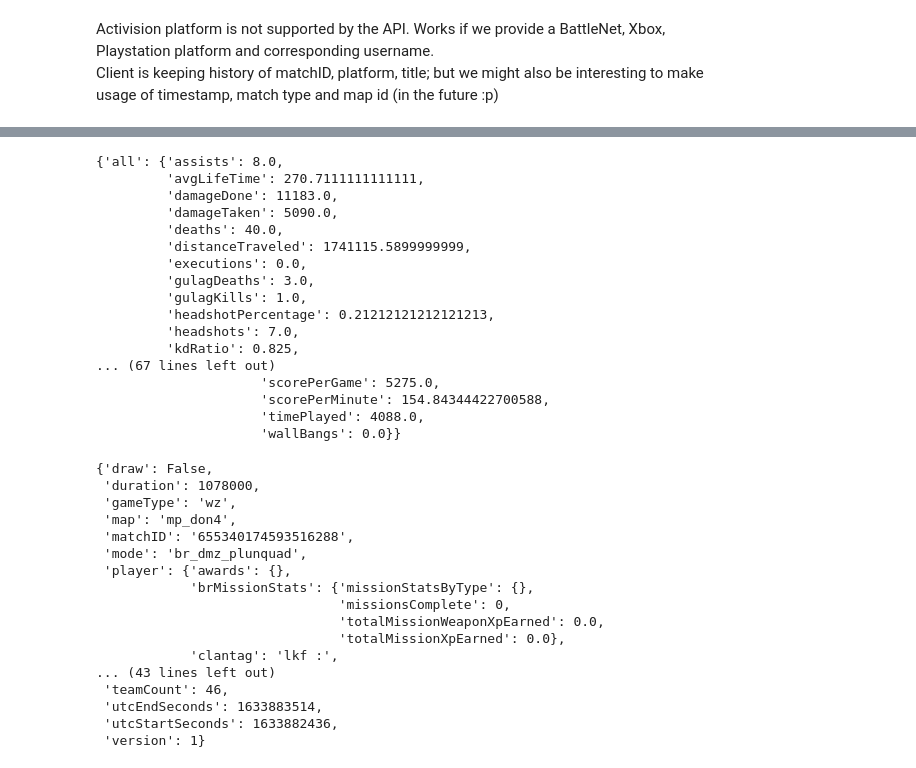
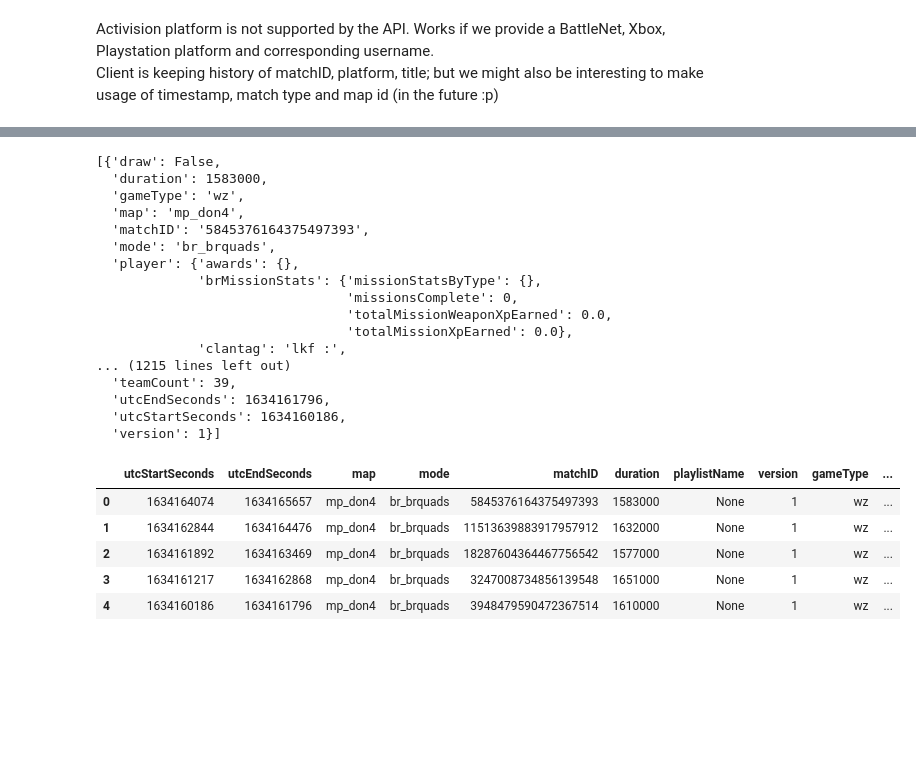
Before and after one commit to matthieuvion/wzkd, a Jupyter notebook: notebooks/cod_api_doc.ipynb, the cells around one changed output, grey strips where cells are left out. Drawn from its saved outputs; the diff is of its cells as text; code cells hidden in the pictures; blank space fills up the shorter version.

Commit message:
details about player n last matches

```diff
--- a/notebooks/cod_api_doc.ipynb
+++ b/notebooks/cod_api_doc.ipynb
@@ -768,42 +795,32 @@ pprint(raw_matches_bnet)
 # %%
-# raw_matches_datailes has indeed two keys : summary and matches (the one that is filtered out in the Client)
-raw_matches_detailed = await client.GetPlayerMatchesDetailedRaw(Platform.BattleNet, "AMADEVS#1689", Title.ModernWarfare, Mode.Warzone, limit=5)
-pprint(raw_matches_detailed['summary'])
+# raw_matches_datailed has indeed two keys : summary and matches (the one that is filtered out in the Client)
+raw_matches_detailed = await client.GetMatchesDetailed(Platform.BattleNet, "AMADEVS#1689", Title.ModernWarfare, Mode.Warzone, limit=5)
+pprint(raw_matches_detailed)
 # %% [output]
-{'all': {'assists': 8.0,
-         'avgLifeTime': 270.7111111111111,
-         'damageDone': 11183.0,
-         'damageTaken': 5090.0,
-         'deaths': 40.0,
-         'distanceTraveled': 1741115.5899999999,
-         'executions': 0.0,
-         'gulagDeaths': 3.0,
-         'gulagKills': 1.0,
-         'headshotPercentage': 0.21212121212121213,
-         'headshots': 7.0,
-         'kdRatio': 0.825,
-... (67 lines left out)
-                     'scorePerGame': 5275.0,
-                     'scorePerMinute': 154.84344422700588,
-                     'timePlayed': 4088.0,
-                     'wallBangs': 0.0}}
+[{'draw': False,
+  'duration': 1583000,
+  'gameType': 'wz',
+  'map': 'mp_don4',
+  'matchID': '5845376164375497393',
+  'mode': 'br_brquads',
+  'player': {'awards': {},
+             'brMissionStats': {'missionStatsByType': {},
+                                'missionsComplete': 0,
+                                'totalMissionWeaponXpEarned': 0.0,
+                                'totalMissionXpEarned': 0.0},
+             'clantag': 'lkf :',
+... (1215 lines left out)
+  'teamCount': 39,
+  'utcEndSeconds': 1634161796,
+  'utcStartSeconds': 1634160186,
+  'version': 1}]
-# %%
-pprint(raw_matches_detailed['matches'][0], depth=4)
-# %% [output]
-{'draw': False,
- 'duration': 1078000,
- 'gameType': 'wz',
- 'map': 'mp_don4',
- 'matchID': '655340174593516288',
- 'mode': 'br_dmz_plunquad',
- 'player': {'awards': {},
-            'brMissionStats': {'missionStatsByType': {},
-                               'missionsComplete': 0,
-                               'totalMissionWeaponXpEarned': 0.0,
-                               'totalMissionXpEarned': 0.0},
-            'clantag': 'lkf :',
-... (43 lines left out)
- 'teamCount': 46,
- 'utcEndSeconds': 1633883514,
- 'utcStartSeconds': 1633882436,
- 'version': 1}
+# %%
+df_raw = pd.DataFrame(raw_matches_detailed)
+df_raw
+# %% [output]
+|  | utcStartSeconds | utcEndSeconds | map | mode | matchID | duration | playlistName | version | gameType | ... |
+| 0 | 1634164074 | 1634165657 | mp_don4 | br_brquads | 5845376164375497393 | 1583000 | None | 1 | wz | ... |
+| 1 | 1634162844 | 1634164476 | mp_don4 | br_brquads | 11513639883917957912 | 1632000 | None | 1 | wz | ... |
+| 2 | 1634161892 | 1634163469 | mp_don4 | br_brquads | 18287604364467756542 | 1577000 | None | 1 | wz | ... |
+| 3 | 1634161217 | 1634162868 | mp_don4 | br_brquads | 3247008734856139548 | 1651000 | None | 1 | wz | ... |
+| 4 | 1634160186 | 1634161796 | mp_don4 | br_brquads | 3948479590472367514 | 1610000 | None | 1 | wz | ... |
```
Also changed, not shown: parts of 15 cells of this notebook.
